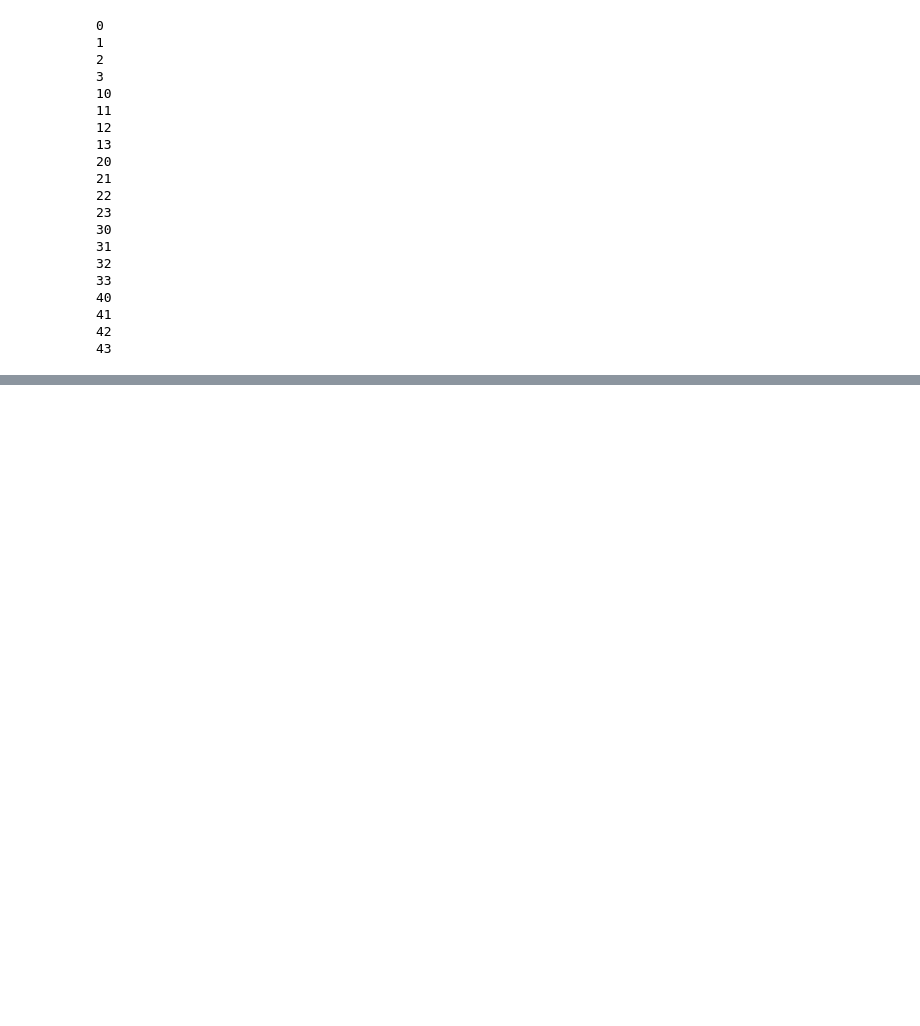
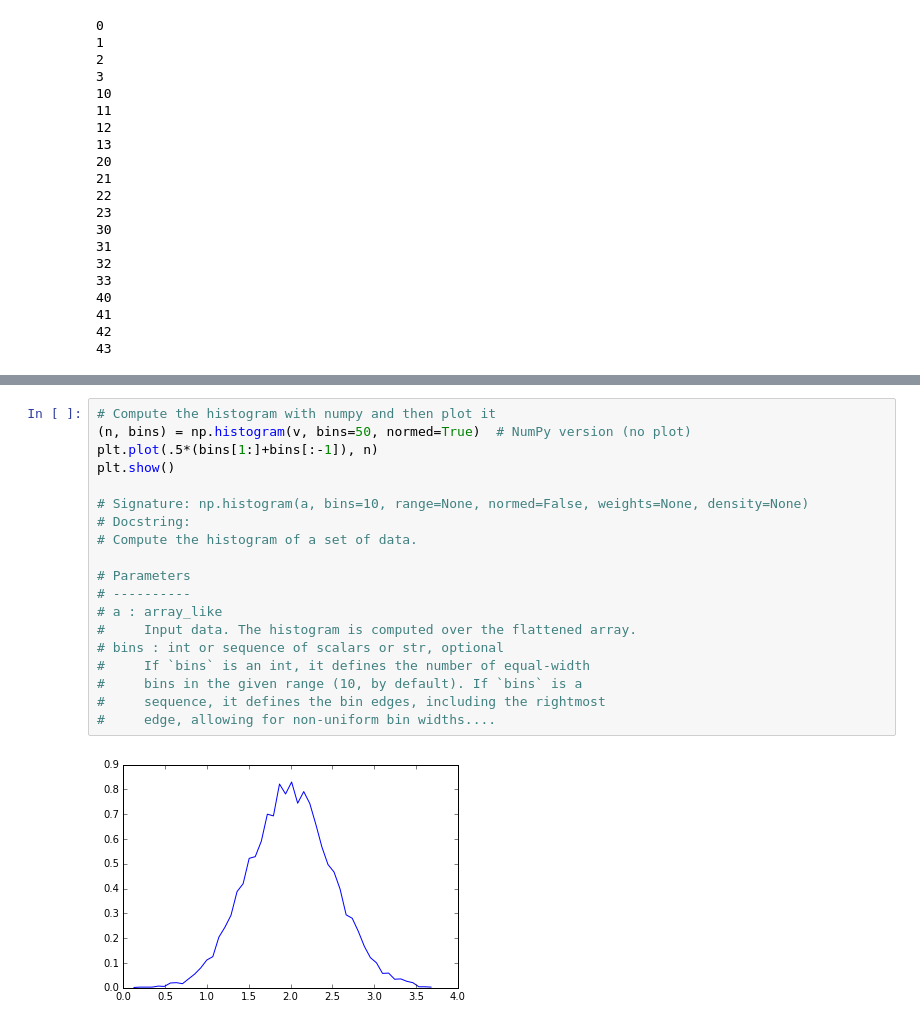
Before and after one commit to markyashar/sf16_ids1, a Jupyter notebook: class_materials/Numpy_Quickstart_Guide.ipynb, the cells around one changed output, grey strips where cells are left out. Saved outputs shown, nothing was run; the diff lists cells and outputs as text; blank space fills up the shorter version.

```diff
--- a/class_materials/Numpy_Quickstart_Guide.ipynb
+++ b/class_materials/Numpy_Quickstart_Guide.ipynb
@@ -540,0 +1431,21 @@ a.reshape(3,-1) [[ 0.  3.  8.  6.]
+# %%
+# Compute the histogram with numpy and then plot it
+(n, bins) = np.histogram(v, bins=50, normed=True)  # NumPy version (no plot)
+plt.plot(.5*(bins[1:]+bins[:-1]), n)
+plt.show()
+
+# Signature: np.histogram(a, bins=10, range=None, normed=False, weights=None, density=None)
+# Docstring:
+# Compute the histogram of a set of data.
+
+# Parameters
+# ----------
+# a : array_like
+#     Input data. The histogram is computed over the flattened array.
+# bins : int or sequence of scalars or str, optional
+#     If `bins` is an int, it defines the number of equal-width
+#     bins in the given range (10, by default). If `bins` is a
+#     sequence, it defines the bin edges, including the rightmost
+#     edge, allowing for non-uniform bin widths....
+# %% [output]
+[figure, added]
```
Also changed, not shown: parts of 96 cells of this notebook.
